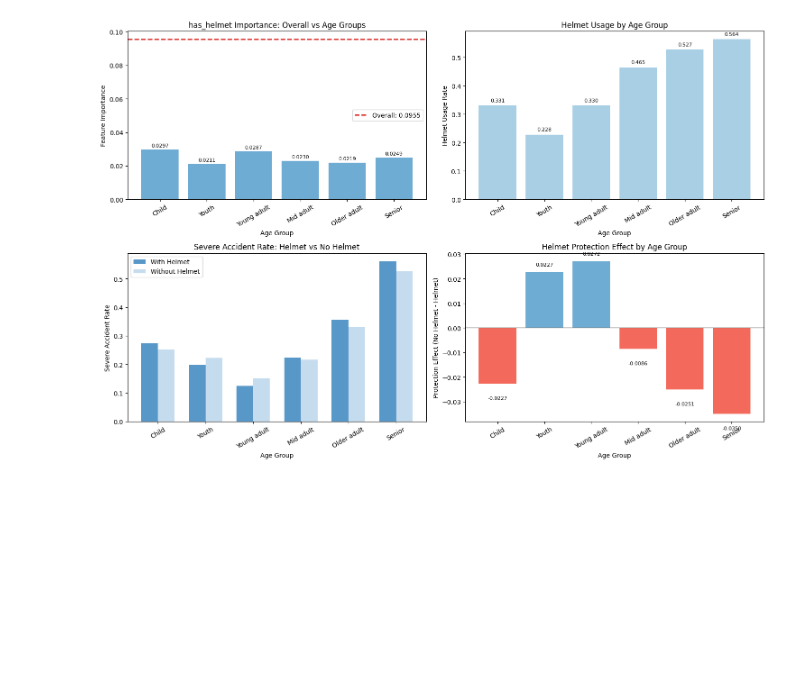
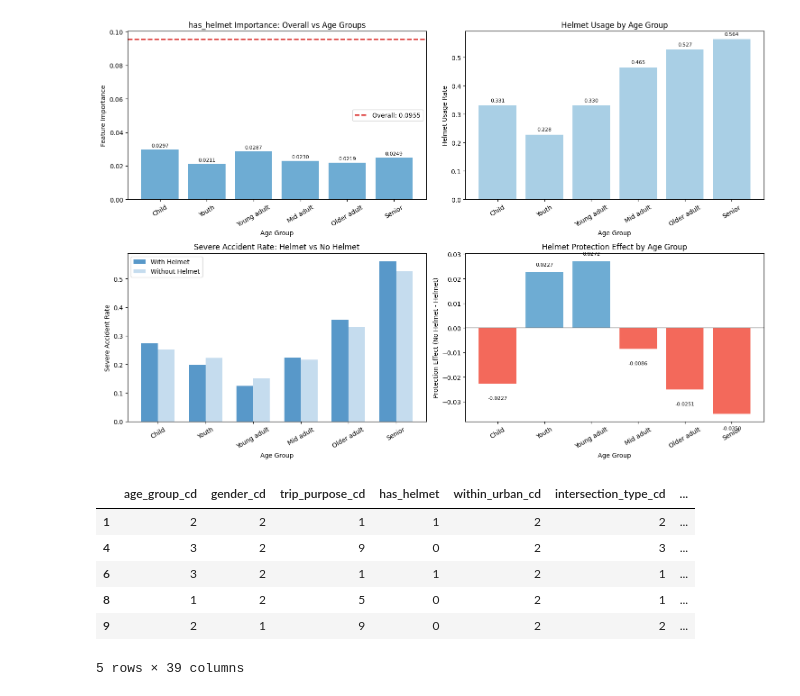
Before and after one commit to fengyu20/safe-biking-in-paris, a Jupyter notebook: ml/train_bike_severity.ipynb, the cells around one changed output. Cells and saved outputs as stored; diff of their text form; code cells hidden in the pictures; blank space fills up the shorter version.

```diff
--- a/ml/train_bike_severity.ipynb
+++ b/ml/train_bike_severity.ipynb
@@ -83,6 +85,8 @@ df.drop(columns=DROP_RAW, inplace=True)
 # label
 df['severe'] = df.pop('severity_cd').isin([2, 3]).astype(int)
 
+df['is_idf'] = df['department'].isin(['75','77','78','91','92','93','94','95']).astype(int)
+
 # drop unused features
 df.drop(columns=['hour', 'month', 'age', 'department', 'day_of_week'], inplace=True)
 
@@ -552,3 +556,16 @@ plt.tight_layout()
 plt.show()
 # %% [output]
 [figure]
+# %%
+# Correct way - filter for integer 1
+idf_test = df[df['is_idf'] == 1]
+# %%
+idf_test.head()
+# %% [output]
+|  | age_group_cd | gender_cd | trip_purpose_cd | has_helmet | within_urban_cd | intersection_type_cd | ... |
+| 1 | 2 | 2 | 1 | 1 | 2 | 2 | ... |
+| 4 | 3 | 2 | 9 | 0 | 2 | 3 | ... |
+| 6 | 3 | 2 | 1 | 1 | 2 | 1 | ... |
+| 8 | 1 | 2 | 5 | 0 | 2 | 1 | ... |
+| 9 | 2 | 1 | 9 | 0 | 2 | 2 | ... |
+5 rows × 39 columns
```
Also changed, not shown: parts of 4 cells of this notebook, 5 other files.
